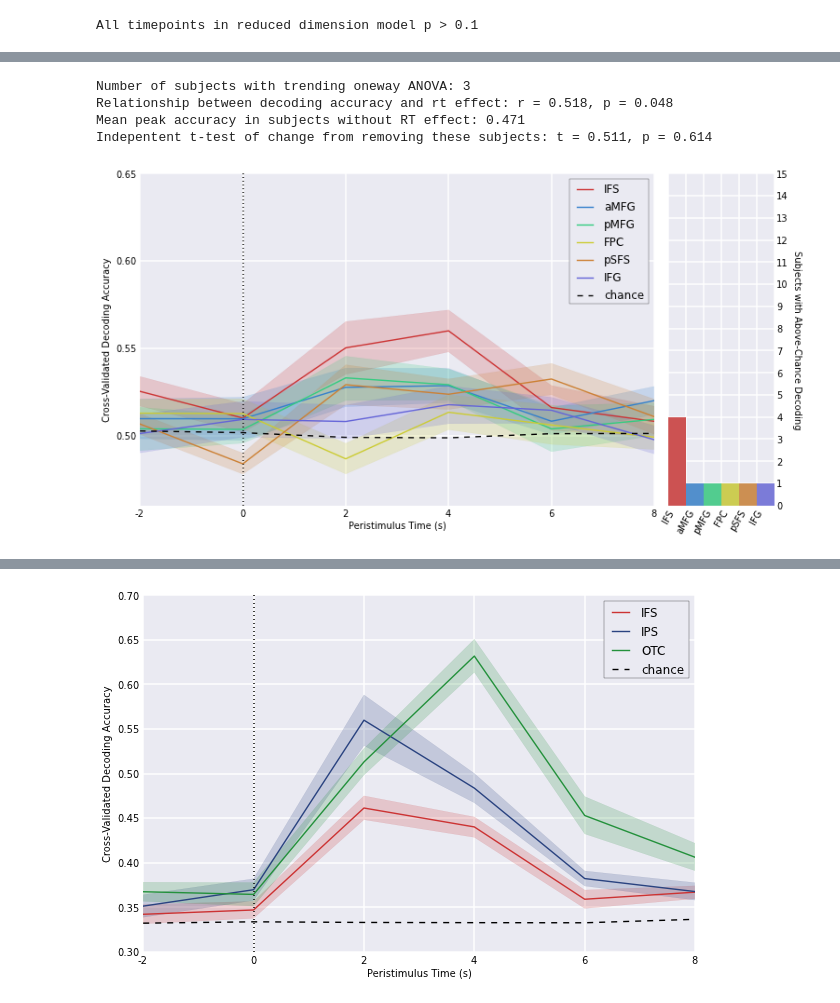
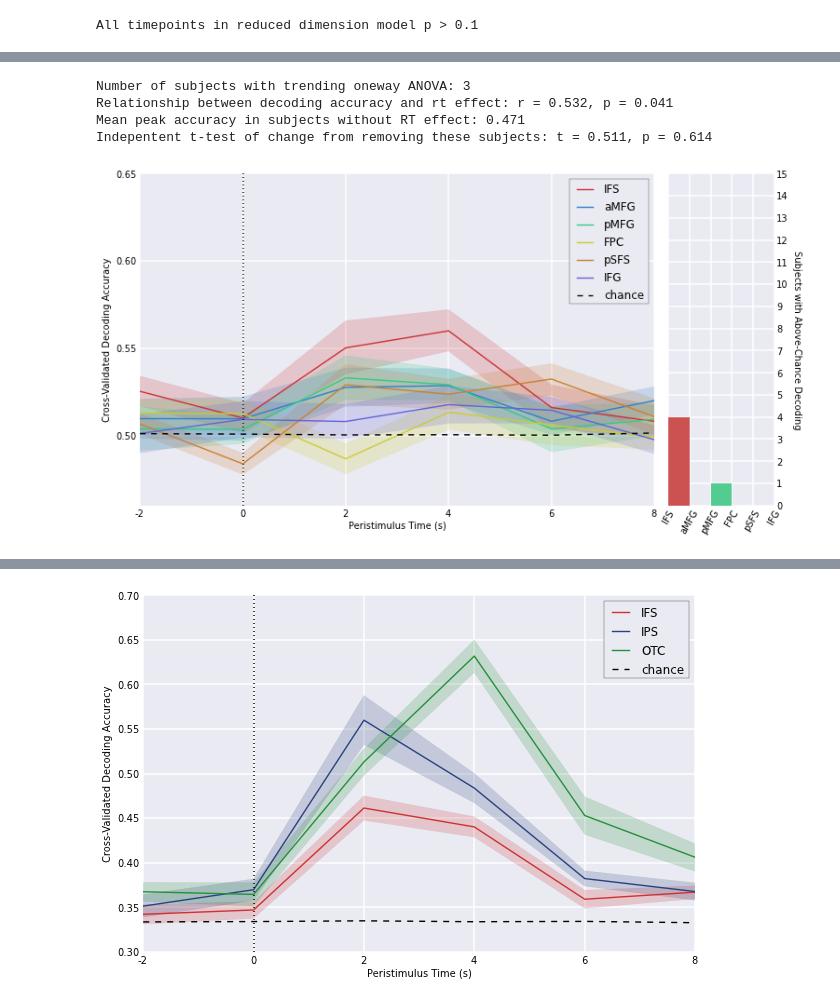
Before and after one commit to WagnerLabPapers/Waskom_JNeurosci_2014, a Jupyter notebook: DKsort_Neuron.ipynb, the cells around one changed output, grey strips where cells are left out. Saved outputs shown, nothing was run; the diff lists cells and outputs as text; code cells hidden in the pictures.

```diff
--- a/DKsort_Neuron.ipynb
+++ b/DKsort_Neuron.ipynb
@@ -248,9 +233,10 @@ pfc_masks = ["ifs", "amfg", "pmfg", "fpc", "psfs", "lifg"]
 # Set some parameters
 frames = np.arange(-1, 5)
 model = LogisticRegression()
-n_shuffle = 10
+n_shuffle = 100
 shuffle_seed = 42
 n_tests = len(frames) * len(pfc_rois)
+dv = dv
 # %%
 pfc_accs = dict()
 pfc_chance = dict()
@@ -267,7 +253,7 @@ for rule in rules:
     for roi, mask in zip(pfc_rois, pfc_masks):
         ds = mvpa.load_datasets(rule, roi, "yeo17_%s-graymid" % mask, frames)
         pfc_accs[rule][roi] = mvpa.decode_group(ds, model)
-        null_dists[roi] = mvpa.classifier_permutations(ds, model, n_iter=n_shuffle, random_seed=shuffle_seed)
+        null_dists[roi] = mvpa.classifier_permutations(ds, model, n_iter=n_shuffle, random_seed=shuffle_seed, dv=dv)
         pfc_chance[rule][roi] = np.array([np.mean(d, axis=0) for d in null_dists[roi]])
 
     # Calculate a null distribution of the max statistic for each subject
@@ -291,14 +277,11 @@ for rule in rules:
         for tr_i, tr_data in enumerate(pfc_accs[rule][roi].T):
             chance = pfc_chance[rule][roi].T[tr_i]
             score = tr_data - chance
-            t, p, null_dist = moss.randomize_onesample(score, 100, random_seed=shuffle_seed, return_dist=True)
+            t, p, null_dist = moss.randomize_onesample(score, 10000, random_seed=shuffle_seed, return_dist=True)
             t_vals[rule][roi].append(t)
             null_t_dists.append(null_dist)
     max_t_dist = np.max(null_t_dists, axis=0)
     cdf = sm.distributions.ECDF(max_t_dist)
     corr_p_vals[rule] = {roi: 1 - cdf(t) for roi, t in t_vals[rule].items()}
-
-    print "ROIs with significant group test for %s rule: " % rule,
-    print ", ".join([roi for roi, vals in corr_p_vals[rule].items() if np.any(vals < 0.05)])
 # %% [output]
 ROIs with significant group test for dimension rule:  FPC, IFS, aMFG, pMFG
@@ -405,6 +422,6 @@ All timepoints in reduced dimension model p > 0.1
 # %%
 rt_anova = []
-for s, d_i in behav_resp_df.groupby("subj"):
+for s, d_i in behav_clean_df.groupby("subj"):
     rt_anova.append(stats.oneway(*[d_j["rt"] for r, d_j in d_i.groupby("dim_rule")]))
 rt_f, rt_p = np.array(rt_anova).T
 print "Number of subjects with trending oneway ANOVA: %d" % np.sum(rt_p < 0.1)
@@ -417,35 +434,36 @@ rt_remove = stats.ttest_ind(ifs_peak, ifs_peak[rt_mask])
 print "Indepentent t-test of change from removing these subjects: t = %.3g, p = %.3g" % rt_remove
 # %% [output]
 Number of subjects with trending oneway ANOVA: 3
-Relationship between decoding accuracy and rt effect: r = 0.518, p = 0.048
+Relationship between decoding accuracy and rt effect: r = 0.532, p = 0.041
 Mean peak accuracy in subjects without RT effect: 0.471
 Indepentent t-test of change from removing these subjects: t = 0.511, p = 0.614
 # %%
 f = figure(figsize=(10.5, 5.5))
 ax = f.add_axes([.05, .05, .73, .9])
 x = arange(-1, 5)
 for roi in pfc_rois:
     accs = pfc_accs["decision"][roi]
     sns.tsplot(x, accs, color=roi_colors[roi], label=roi, ax=ax)
 chance = np.array(pfc_chance["decision"].values()).reshape(-1, 6).mean(axis=0)
 ax.plot(x, chance, c="k", ls="--", label="chance")
 ax.axvline(0, c="k", ls=":", lw=1.5)
 ax.set_xlim(-1, 4)
 ax.set_ylim(.46, .65)
 ax.set_ylabel("Cross-Validated Decoding Accuracy")
 ax.set_xticklabels(arange(-1, 5) * 2)
 ax.set_xlabel("Peristimulus Time (s)")
 ax.legend(prop=dict(size=12))
 
 ax_bar = f.add_axes([.8, .05, .15, .9])
 for i, roi in enumerate(pfc_rois):
     bar_color = sns.desaturate(roi_colors[roi], .8)
     ax_bar.bar(i, pfc_counts["decision"][roi], width=1, color=bar_color, ec="none")
 ax_bar.yaxis.tick_right()
 ax_bar.yaxis.set_label_position("right")
 ax_bar.set_ylim((0, 15))
 ax_bar.set_yticks(arange(16))
+ax_bar.set_xticks(arange(6))
 ax_bar.set_xticklabels(pfc_rois, rotation=60)
 ax_bar.set_ylabel("Subjects with Above-Chance Decoding", fontdict=dict(rotation=270));
 # %% [output]
-[figure, old version]
+[figure, new version]
```
Also changed, not shown: parts of 24 cells of this notebook.
